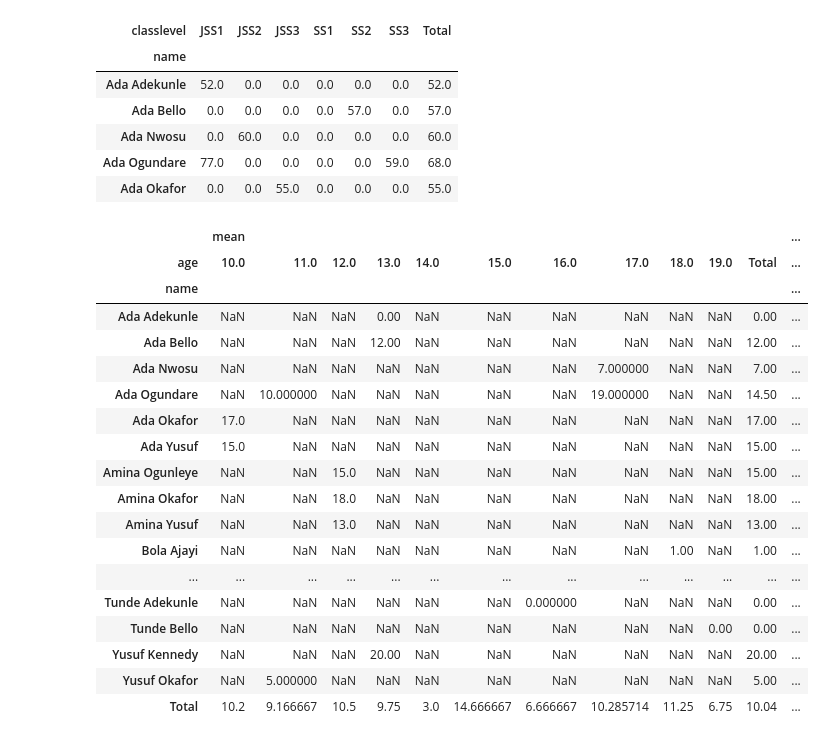
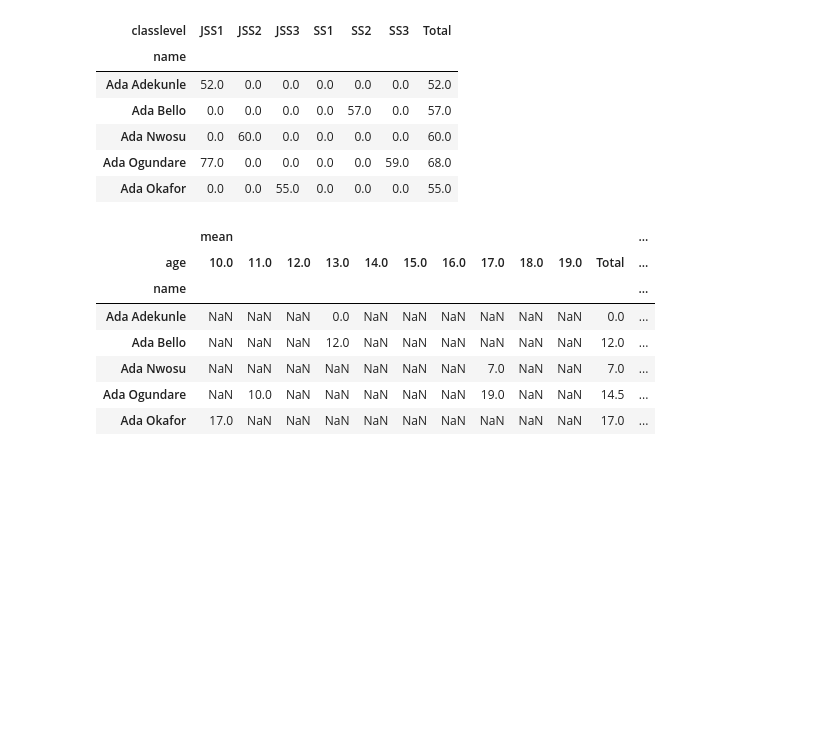
Before and after one commit to tseunzy/Data-analysis, a Jupyter notebook: Seaborn/2_seaborn.ipynb, the cells around one changed output. Drawn from its saved outputs; the diff is of its cells as text; code cells hidden in the pictures; blank space fills up the shorter version.

```diff
--- a/Seaborn/2_seaborn.ipynb
+++ b/Seaborn/2_seaborn.ipynb
@@ -83,24 +74,13 @@ pivot.head()
 | Ada Okafor | 0.0 | 0.0 | 55.0 | 0.0 | 0.0 | 0.0 | 55.0 |
 # %%
 cross_tab = pd.crosstab(index=df_small['name'], columns=df_small['age'], values=df_small['yearscode'],aggfunc=['mean', 'sum'], margins=True, margins_name='Total')
-cross_tab
+cross_tab.head()
 # %% [output]
 |  | mean |  |  |  |  |  |  |  |  |  |  | ... |
 | age | 10.0 | 11.0 | 12.0 | 13.0 | 14.0 | 15.0 | 16.0 | 17.0 | 18.0 | 19.0 | Total | ... |
 | name |  |  |  |  |  |  |  |  |  |  |  | ... |
-| Ada Adekunle | NaN | NaN | NaN | 0.00 | NaN | NaN | NaN | NaN | NaN | NaN | 0.00 | ... |
-| Ada Bello | NaN | NaN | NaN | 12.00 | NaN | NaN | NaN | NaN | NaN | NaN | 12.00 | ... |
-| Ada Nwosu | NaN | NaN | NaN | NaN | NaN | NaN | NaN | 7.000000 | NaN | NaN | 7.00 | ... |
-| Ada Ogundare | NaN | 10.000000 | NaN | NaN | NaN | NaN | NaN | 19.000000 | NaN | NaN | 14.50 | ... |
-| Ada Okafor | 17.0 | NaN | NaN | NaN | NaN | NaN | NaN | NaN | NaN | NaN | 17.00 | ... |
-| Ada Yusuf | 15.0 | NaN | NaN | NaN | NaN | NaN | NaN | NaN | NaN | NaN | 15.00 | ... |
-| Amina Ogunleye | NaN | NaN | 15.0 | NaN | NaN | NaN | NaN | NaN | NaN | NaN | 15.00 | ... |
-| Amina Okafor | NaN | NaN | 18.0 | NaN | NaN | NaN | NaN | NaN | NaN | NaN | 18.00 | ... |
-| Amina Yusuf | NaN | NaN | 13.0 | NaN | NaN | NaN | NaN | NaN | NaN | NaN | 13.00 | ... |
-| Bola Ajayi | NaN | NaN | NaN | NaN | NaN | NaN | NaN | NaN | 1.00 | NaN | 1.00 | ... |
-| ... | ... | ... | ... | ... | ... | ... | ... | ... | ... | ... | ... | ... |
-| Tunde Adekunle | NaN | NaN | NaN | NaN | NaN | NaN | 0.000000 | NaN | NaN | NaN | 0.00 | ... |
-| Tunde Bello | NaN | NaN | NaN | NaN | NaN | NaN | NaN | NaN | NaN | 0.00 | 0.00 | ... |
-| Yusuf Kennedy | NaN | NaN | NaN | 20.00 | NaN | NaN | NaN | NaN | NaN | NaN | 20.00 | ... |
-| Yusuf Okafor | NaN | 5.000000 | NaN | NaN | NaN | NaN | NaN | NaN | NaN | NaN | 5.00 | ... |
-| Total | 10.2 | 9.166667 | 10.5 | 9.75 | 3.0 | 14.666667 | 6.666667 | 10.285714 | 11.25 | 6.75 | 10.04 | ... |
+| Ada Adekunle | NaN | NaN | NaN | 0.0 | NaN | NaN | NaN | NaN | NaN | NaN | 0.0 | ... |
+| Ada Bello | NaN | NaN | NaN | 12.0 | NaN | NaN | NaN | NaN | NaN | NaN | 12.0 | ... |
+| Ada Nwosu | NaN | NaN | NaN | NaN | NaN | NaN | NaN | 7.0 | NaN | NaN | 7.0 | ... |
+| Ada Ogundare | NaN | 10.0 | NaN | NaN | NaN | NaN | NaN | 19.0 | NaN | NaN | 14.5 | ... |
+| Ada Okafor | 17.0 | NaN | NaN | NaN | NaN | NaN | NaN | NaN | NaN | NaN | 17.0 | ... |
```
Also changed, not shown: parts of 1 cell of this notebook.
